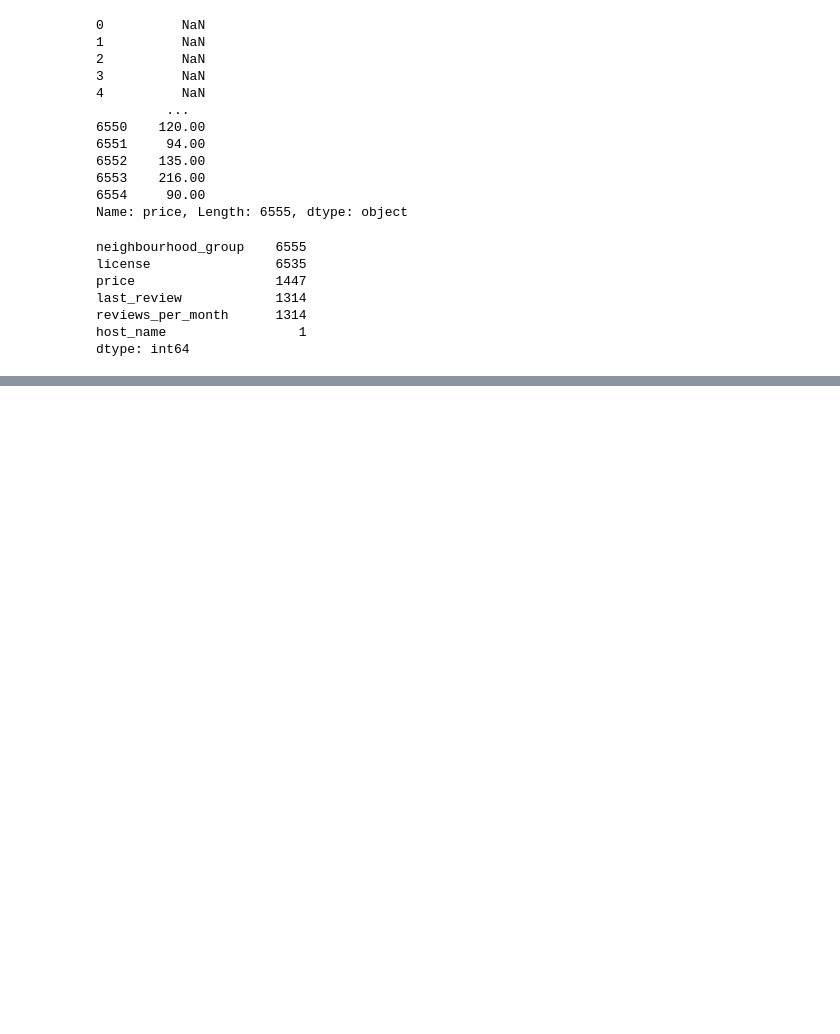
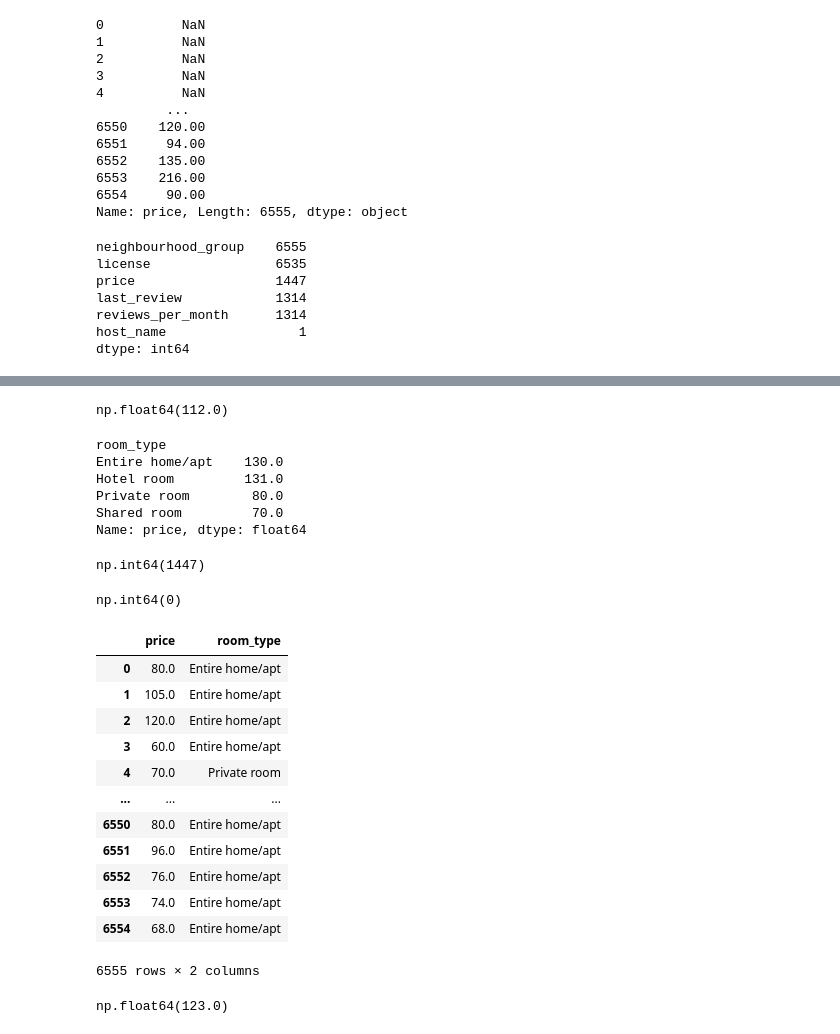
Before and after one commit to Milinesa93/AirbnbMunich, a Jupyter notebook: munich.ipynb, the cells around one changed output, grey strips where cells are left out. Drawn from its saved outputs; the diff is of its cells as text; code cells hidden in the pictures; blank space fills up the shorter version.

Commit message:
Mediana price listings por room type

```diff
--- a/munich.ipynb
+++ b/munich.ipynb
@@ -146,0 +157,48 @@ listings_df_lesscol.head()
+# %%
+listings_df_lesscol["price"].median()
+# %% [output]
+np.float64(112.0)
+# %%
+median_prices_listings = listings_df_lesscol.groupby('room_type')['price'].median()
+median_prices_listings
+# %% [output]
+room_type
+Entire home/apt    130.0
+Hotel room         131.0
+Private room        80.0
+Shared room         70.0
+Name: price, dtype: float64
+# %%
+listings_df_lesscol["price"].isnull().sum()
+# %% [output]
+np.int64(1447)
+# %%
+# Calcular la mediana de cada room_type
+median_prices = median_prices_listings.to_dict()
+
+# Completar los valores nulos en la columna price con la mediana correspondiente a su room_type
+listings_df_lesscol['price'] = listings_df_lesscol['price'].fillna(listings_df_lesscol['room_type'].map(median_prices))
+# %%
+listings_df_lesscol["price"].isnull().sum()
+# %% [output]
+np.int64(0)
+# %%
+listings_df_lesscol[['price', 'room_type']]
+# %% [output]
+|  | price | room_type |
+| 0 | 80.0 | Entire home/apt |
+| 1 | 105.0 | Entire home/apt |
+| 2 | 120.0 | Entire home/apt |
+| 3 | 60.0 | Entire home/apt |
+| 4 | 70.0 | Private room |
+| ... | ... | ... |
+| 6550 | 80.0 | Entire home/apt |
+| 6551 | 96.0 | Entire home/apt |
+| 6552 | 76.0 | Entire home/apt |
+| 6553 | 74.0 | Entire home/apt |
+| 6554 | 68.0 | Entire home/apt |
+6555 rows × 2 columns
+# %%
+listings_df_lesscol["price"].median()
+# %% [output]
+np.float64(123.0)
```
Also changed, not shown: parts of 3 cells of this notebook.
